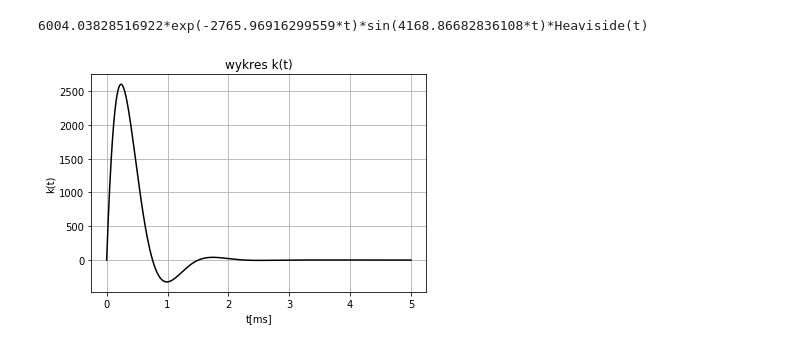
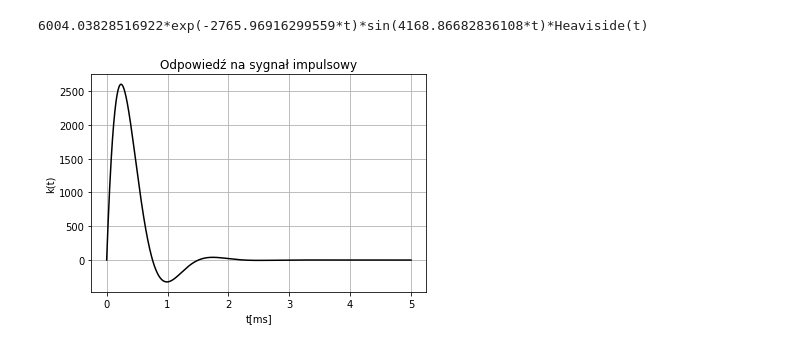
Before and after one commit to MarikinPaulina/EwEF, a Jupyter notebook: 04/04-Obliczenia_na_laby.ipynb, the cells around one changed output. Drawn from its saved outputs; the diff is of its cells as text; code cells hidden in the pictures.

```diff
--- a/04/04-Obliczenia_na_laby.ipynb
+++ b/04/04-Obliczenia_na_laby.ipynb
@@ -14,17 +16,17 @@ C = 2.2e-6
 # %%
 s, t = sp.symbols('s, t')
 k_s = 1/(1+s*C*(R+R_g+r)+L*C*s**2)
 k_t = inverse_laplace_transform(k_s,s,t)
 print(k_t)
 t = np.linspace(0,5e-3,1000)
 def k_t(t):
     return 6004.04*np.exp(-2765.97*t)*np.sin(4168.87*t)
 plt.plot(t*1e3,k_t(t),'k')
 plt.xlabel("t[ms]")
 plt.ylabel("k(t)")
 plt.grid()
-plt.title('wykres k(t)')
+plt.title('Odpowiedź na sygnał impulsowy')
 plt.savefig("kt.png",dpi=400)
 # %% [output]
 6004.03828516922*exp(-2765.96916299559*t)*sin(4168.86682836108*t)*Heaviside(t)
-[figure, old version]
+[figure, new version]
```
Also changed, not shown: parts of 4 cells of this notebook, 4 other files.
